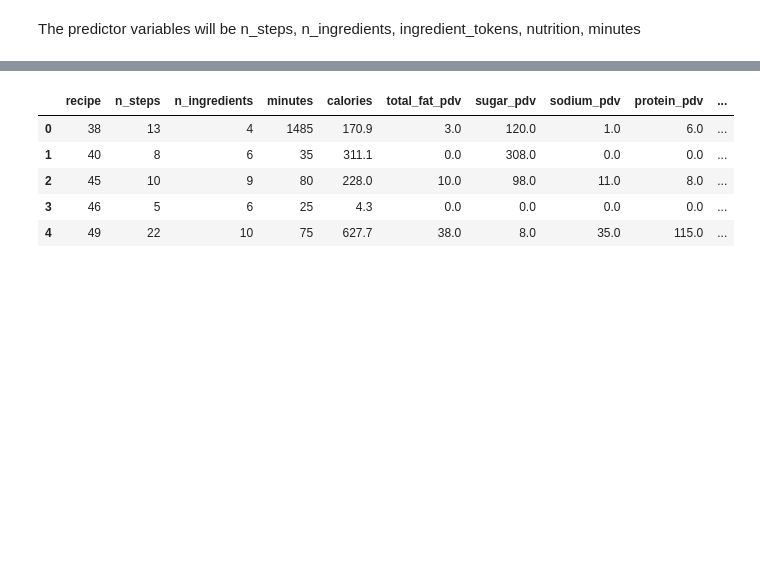
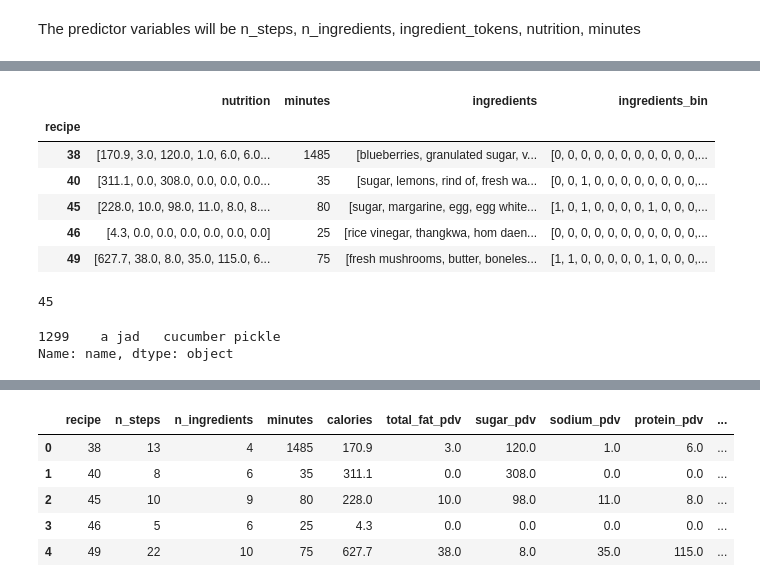
Before and after one commit to robertturro/Recipe-Recommender, a Jupyter notebook: data_preprocessing.ipynb, the cells around one changed output, grey strips where cells are left out. Cells and saved outputs as stored; diff of their text form; code cells hidden in the pictures; blank space fills up the shorter version.

```diff
--- a/data_preprocessing.ipynb
+++ b/data_preprocessing.ipynb
@@ -133,0 +166,28 @@ new_df2 = new_df2.drop('rating',axis=1)
+# %%
+ingredients_bin = []
+
+for i in range(len(final_df['ingredients'])):
+    binaryList = []
+    for ingred in ingredient_list:
+        if ingred in final_df['ingredients'][i]:
+            binaryList.append(1)
+        else:
+            binaryList.append(0)
+
+    ingredients_bin.append(binaryList)
+# %%
+final_df['ingredients_bin'] = ingredients_bin
+# %%
+final_df = final_df.set_index("recipe")
+# %%
+final_df['nutrition'] = final_df.nutrition.apply(lambda x: literal_eval(x))
+# %%
+final_df.head()
+# %% [output]
+|  | nutrition | minutes | ingredients | ingredients_bin |
+| recipe |  |  |  |  |
+| 38 | [170.9, 3.0, 120.0, 1.0, 6.0, 6.0... | 1485 | [blueberries, granulated sugar, v... | [0, 0, 0, 0, 0, 0, 0, 0, 0, 0, 0,... |
+| 40 | [311.1, 0.0, 308.0, 0.0, 0.0, 0.0... | 35 | [sugar, lemons, rind of, fresh wa... | [0, 0, 1, 0, 0, 0, 0, 0, 0, 0, 0,... |
+| 45 | [228.0, 10.0, 98.0, 11.0, 8.0, 8.... | 80 | [sugar, margarine, egg, egg white... | [1, 0, 1, 0, 0, 0, 0, 1, 0, 0, 0,... |
+| 46 | [4.3, 0.0, 0.0, 0.0, 0.0, 0.0, 0.0] | 25 | [rice vinegar, thangkwa, hom daen... | [0, 0, 0, 0, 0, 0, 0, 0, 0, 0, 0,... |
+| 49 | [627.7, 38.0, 8.0, 35.0, 115.0, 6... | 75 | [fresh mushrooms, butter, boneles... | [1, 1, 0, 0, 0, 0, 0, 1, 0, 0, 0,... |
@@ -133,0 +201,4 @@ new_df2 = new_df2.drop('rating',axis=1)
+# %%
+i
+# %% [output]
+45
@@ -133,0 +242,5 @@ new_df2 = new_df2.drop('rating',axis=1)
+# %%
+raw_recipes2[raw_recipes2['id'] == 46]['name']
+# %% [output]
+1299    a jad   cucumber pickle
+Name: name, dtype: object
```
Also changed, not shown: parts of 13 cells of this notebook.
